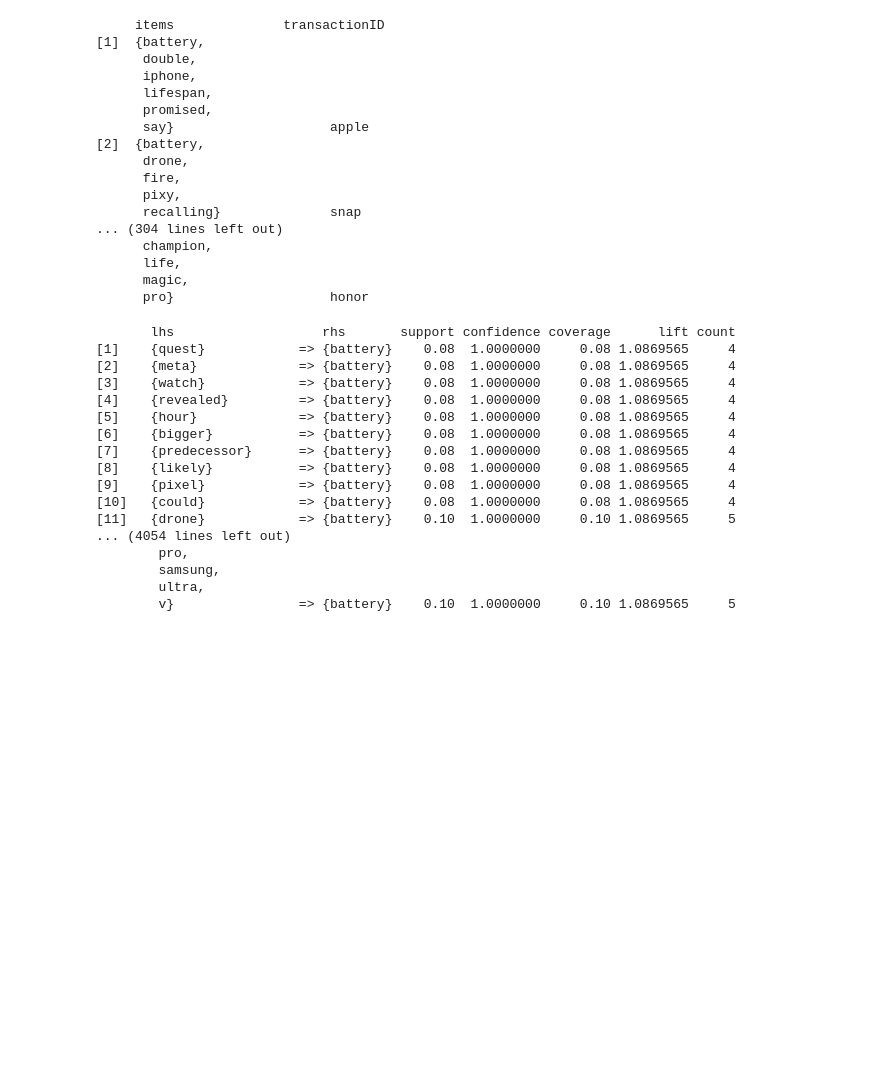
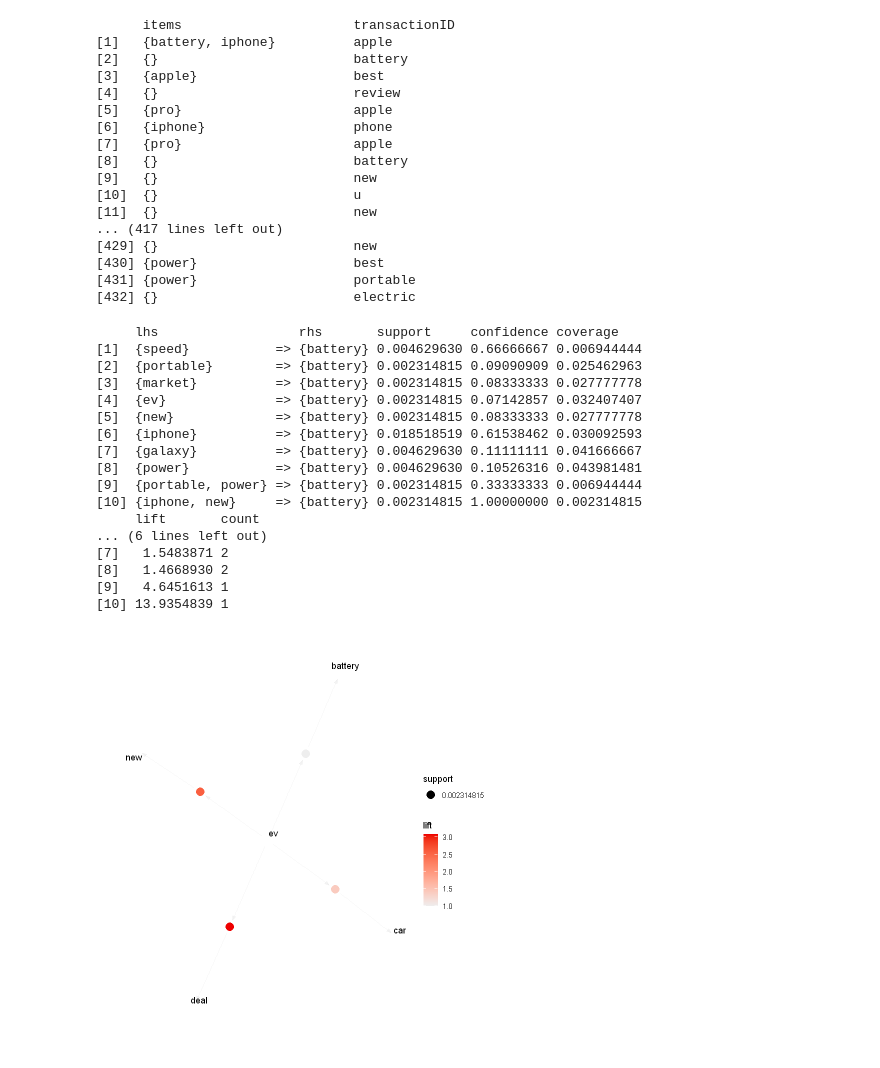
Before and after one commit to santhosh1299/lithium_ion_battery_discharge_prediction, a Jupyter notebook: ARM_new.ipynb, the cells around one changed output. Cells and saved outputs as stored; diff of their text form; code cells hidden in the pictures; blank space fills up the shorter version.

```diff
--- a/ARM_new.ipynb
+++ b/ARM_new.ipynb
@@ -1,7 +1,8 @@
 # %%
 library(arules)
+library(arulesViz)
 
-data <- read.transactions("news_title_batteryfilter.csv",
+data <- read.transactions("multibattery_token_filter.csv",
                            rm.duplicates = FALSE,
                            format = "basket",  ##if you use "single" also use cols=c(1,2)
                            sep=",",  ## csv file
@@ -27,48 +17,53 @@ transactions in sparse format with
 # %%
-data <- data[1:50, ]
+data <- data[1:20]
 # %%
 inspect(data)
 # %% [output]
-     items              transactionID
-[1]  {battery,
-      double,
-      iphone,
-      lifespan,
-      promised,
-      say}                    apple
-[2]  {battery,
-      drone,
-      fire,
-      pixy,
-      recalling}              snap
-... (304 lines left out)
-      champion,
-      life,
-      magic,
-      pro}                    honor
+      items                      transactionID
+[1]   {battery, iphone}          apple
+[2]   {}                         battery
+[3]   {apple}                    best
+[4]   {}                         review
+[5]   {pro}                      apple
+[6]   {iphone}                   phone
+[7]   {pro}                      apple
+[8]   {}                         battery
+[9]   {}                         new
+[10]  {}                         u
+[11]  {}                         new
+... (417 lines left out)
+[429] {}                         new
+[430] {power}                    best
+[431] {power}                    portable
+[432] {}                         electric
 # %%
-rules <- apriori(data=data,parameter = list(supp=.001, conf=.01, minlen=2),
+rules <- apriori(data=data,parameter = list(supp=.001, conf=.001, minlen=2),
                      appearance = list(default="lhs", rhs="battery"),
                      control=list(verbose=FALSE))
 # BeerRules <- sort(BeerRules, decreasing=TRUE, by="confidence")
 inspect(rules)
 # %% [output]
-       lhs                   rhs       support confidence coverage      lift count
-[1]    {quest}            => {battery}    0.08  1.0000000     0.08 1.0869565     4
-[2]    {meta}             => {battery}    0.08  1.0000000     0.08 1.0869565     4
-[3]    {watch}            => {battery}    0.08  1.0000000     0.08 1.0869565     4
-[4]    {revealed}         => {battery}    0.08  1.0000000     0.08 1.0869565     4
-[5]    {hour}             => {battery}    0.08  1.0000000     0.08 1.0869565     4
-[6]    {bigger}           => {battery}    0.08  1.0000000     0.08 1.0869565     4
-[7]    {predecessor}      => {battery}    0.08  1.0000000     0.08 1.0869565     4
-[8]    {likely}           => {battery}    0.08  1.0000000     0.08 1.0869565     4
-[9]    {pixel}            => {battery}    0.08  1.0000000     0.08 1.0869565     4
-[10]   {could}            => {battery}    0.08  1.0000000     0.08 1.0869565     4
-[11]   {drone}            => {battery}    0.10  1.0000000     0.10 1.0869565     5
-... (4054 lines left out)
-        pro,
-        samsung,
-        ultra,
-        v}                => {battery}    0.10  1.0000000     0.10 1.0869565     5
+     lhs                  rhs       support     confidence coverage
+[1]  {speed}           => {battery} 0.004629630 0.66666667 0.006944444
+[2]  {portable}        => {battery} 0.002314815 0.09090909 0.025462963
+[3]  {market}          => {battery} 0.002314815 0.08333333 0.027777778
+[4]  {ev}              => {battery} 0.002314815 0.07142857 0.032407407
+[5]  {new}             => {battery} 0.002314815 0.08333333 0.027777778
+[6]  {iphone}          => {battery} 0.018518519 0.61538462 0.030092593
+[7]  {galaxy}          => {battery} 0.004629630 0.11111111 0.041666667
+[8]  {power}           => {battery} 0.004629630 0.10526316 0.043981481
+[9]  {portable, power} => {battery} 0.002314815 0.33333333 0.006944444
+[10] {iphone, new}     => {battery} 0.002314815 1.00000000 0.002314815
+     lift       count
+... (6 lines left out)
+[7]   1.5483871 2
+[8]   1.4668930 2
+[9]   4.6451613 1
+[10] 13.9354839 1
+# %%
+rules <- head(sort(rules, by="lift"))
+plot(rules,method = "graph")
+# %% [output]
+[figure, added]
 # %%
 conf_rules <- sort(rules, decreasing=TRUE, by="confidence")
```
Also changed, not shown: parts of 13 cells of this notebook, 9 other files.
